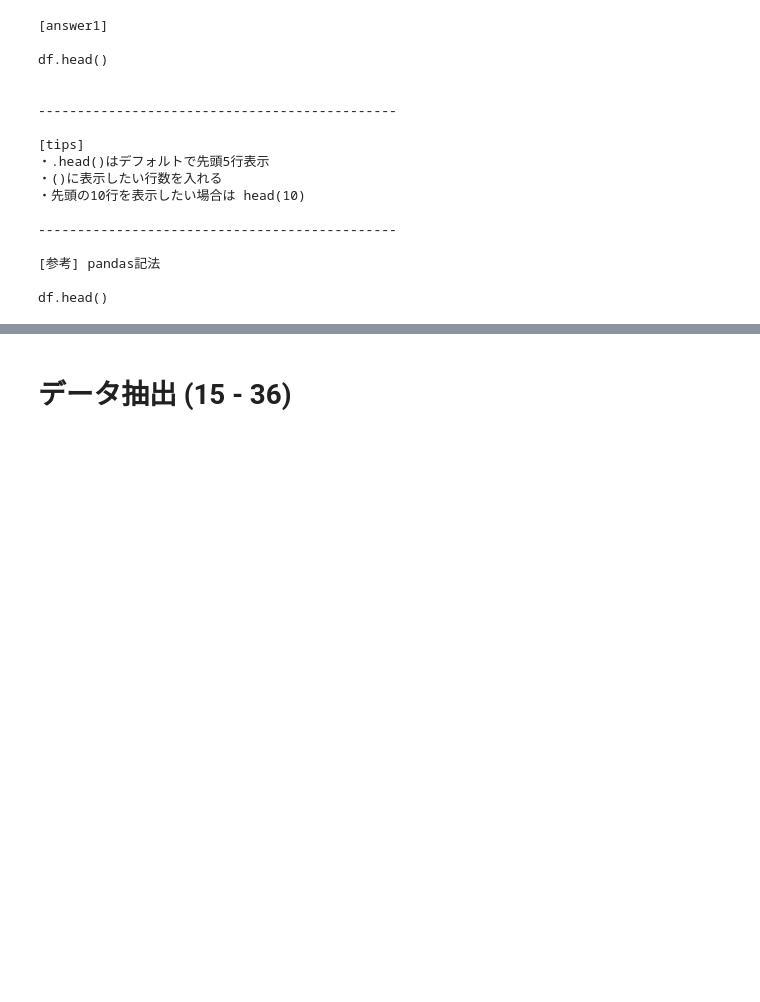
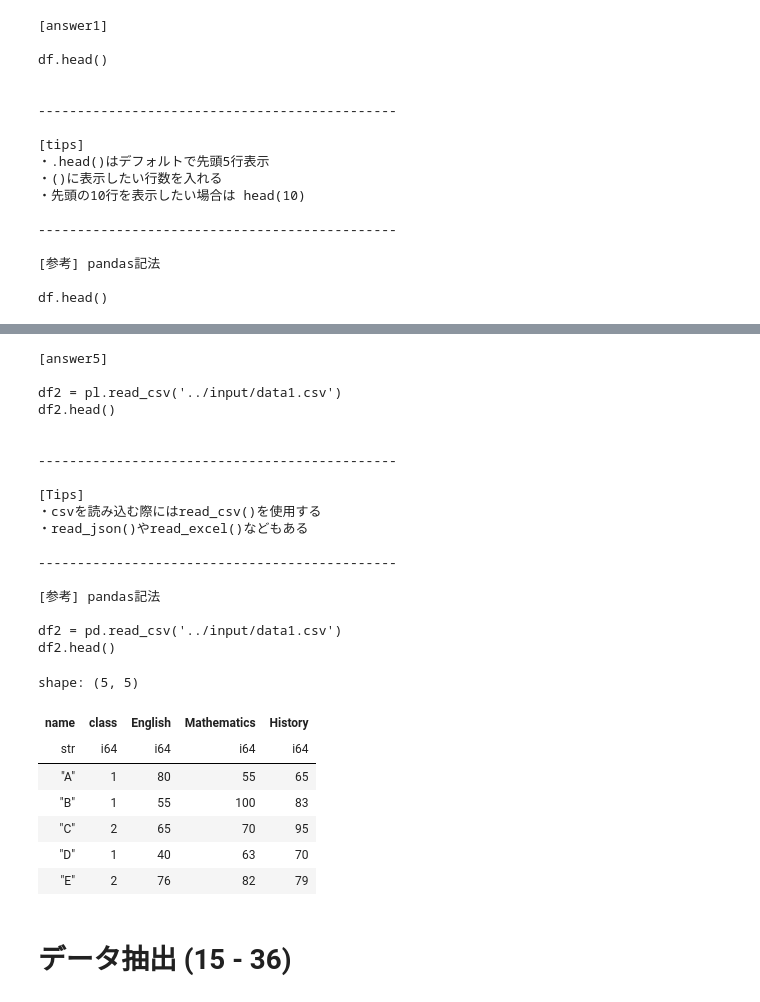
Before and after one commit to yamagatafairy/Polars_100_knocks, a Jupyter notebook: 01_Polars_100_Knocks_for_colab.ipynb, the cells around one changed output, grey strips where cells are left out. Drawn from its saved outputs; the diff is of its cells as text; code cells hidden in the pictures; blank space fills up the shorter version.

```diff
--- a/01_Polars_100_Knocks_for_colab.ipynb
+++ b/01_Polars_100_Knocks_for_colab.ipynb
@@ -128,9 +192,40 @@ df = initialize1() #初期化
 # %%
-# 【5】
+# 【5】OK
 # inputフォルダ内のdata1.csvファイルを
 # 読み込みdf2に格納して、最初の5行を表示
-#print(ans[5]) #解答表示
+print(ans[5]) #解答表示
 df2 = initialize2() #初期化
+
+
+df2 = pl.read_csv('/content/Polars_100_knocks/input/data1.csv')
+df2.head()
+# %% [output]
+[answer5]
+
+df2 = pl.read_csv('../input/data1.csv')
+df2.head()
+
+
+----------------------------------------------
+
+[Tips]
+・csvを読み込む際にはread_csv()を使用する
+・read_json()やread_excel()などもある
+
+----------------------------------------------
+
+[参考] pandas記法
+
+df2 = pd.read_csv('../input/data1.csv')
+df2.head()
+shape: (5, 5)
+| name | class | English | Mathematics | History |
+| str | i64 | i64 | i64 | i64 |
+| "A" | 1 | 80 | 55 | 65 |
+| "B" | 1 | 55 | 100 | 83 |
+| "C" | 2 | 65 | 70 | 95 |
+| "D" | 1 | 40 | 63 | 70 |
+| "E" | 2 | 76 | 82 | 79 |
 # %%
 # 【6】
 # dfのfareの列で昇順に並び替えて表示
```
Also changed, not shown: parts of 3 cells of this notebook.
